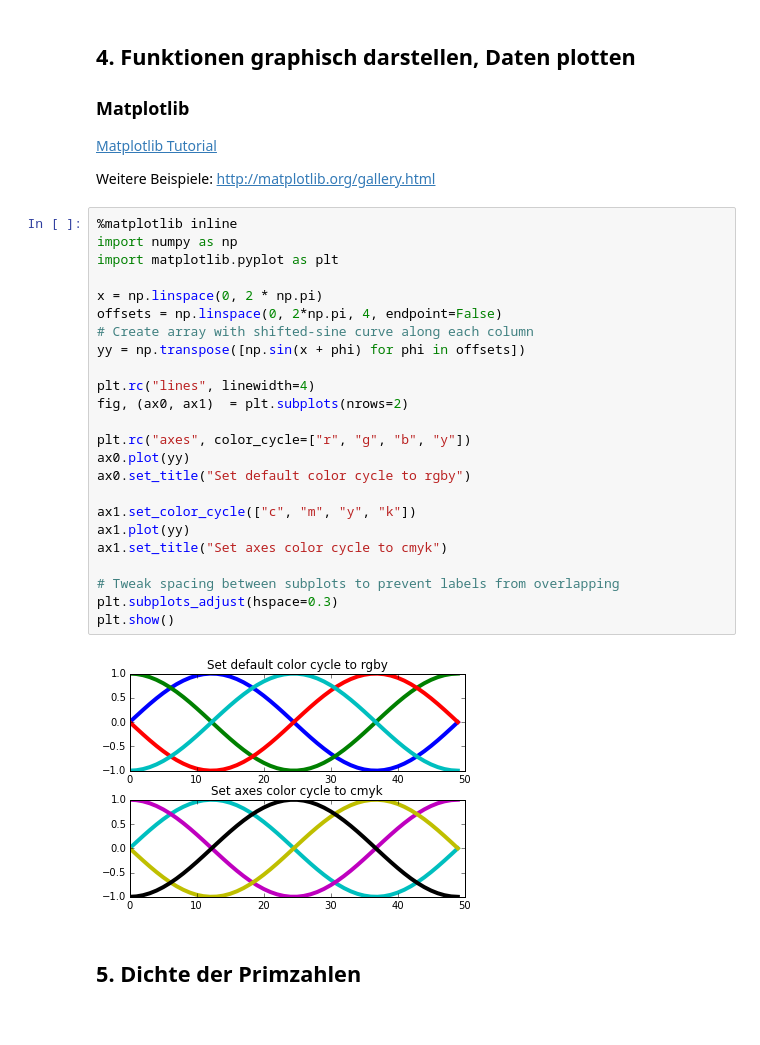
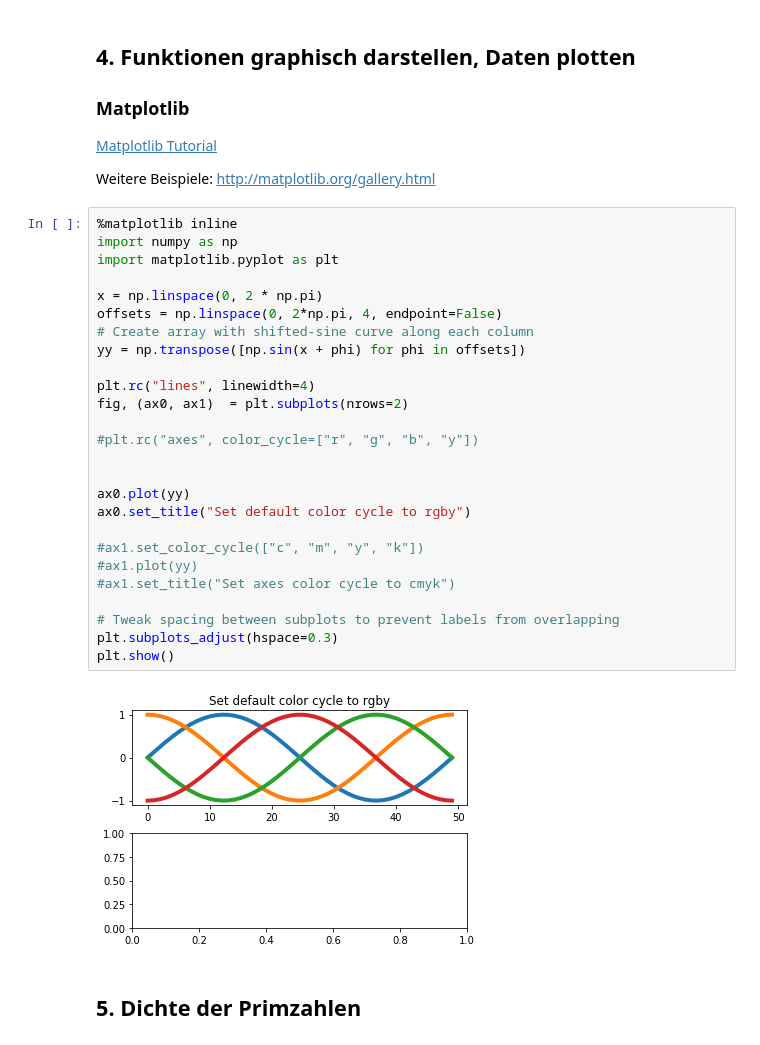
Before and after one commit to mgje/PIUMP, a Jupyter notebook: python_in_der_wissenschaft/SciPy_Beispiele.ipynb, the cells around one changed output. Cells and saved outputs as stored; diff of their text form.

```diff
--- a/python_in_der_wissenschaft/SciPy_Beispiele.ipynb
+++ b/python_in_der_wissenschaft/SciPy_Beispiele.ipynb
@@ -128,29 +128,31 @@ Weitere Beispiele: [http://matplotlib.org/gallery.html](http://matplotlib.org/ga
 # %%
 %matplotlib inline
 import numpy as np
 import matplotlib.pyplot as plt
 
 x = np.linspace(0, 2 * np.pi)
 offsets = np.linspace(0, 2*np.pi, 4, endpoint=False)
 # Create array with shifted-sine curve along each column
 yy = np.transpose([np.sin(x + phi) for phi in offsets])
 
 plt.rc("lines", linewidth=4)
 fig, (ax0, ax1)  = plt.subplots(nrows=2)
 
-plt.rc("axes", color_cycle=["r", "g", "b", "y"])
+#plt.rc("axes", color_cycle=["r", "g", "b", "y"])
+
+
 ax0.plot(yy)
 ax0.set_title("Set default color cycle to rgby")
 
-ax1.set_color_cycle(["c", "m", "y", "k"])
-ax1.plot(yy)
-ax1.set_title("Set axes color cycle to cmyk")
+#ax1.set_color_cycle(["c", "m", "y", "k"])
+#ax1.plot(yy)
+#ax1.set_title("Set axes color cycle to cmyk")
 
 # Tweak spacing between subplots to prevent labels from overlapping
 plt.subplots_adjust(hspace=0.3)
 plt.show()
 # %% [output]
-[figure, old version]
+[figure, new version]
 # %% [markdown]
 ## 5. Dichte der Primzahlen
 # %%
```
Also changed, not shown: parts of 16 cells of this notebook, 1 other file.
